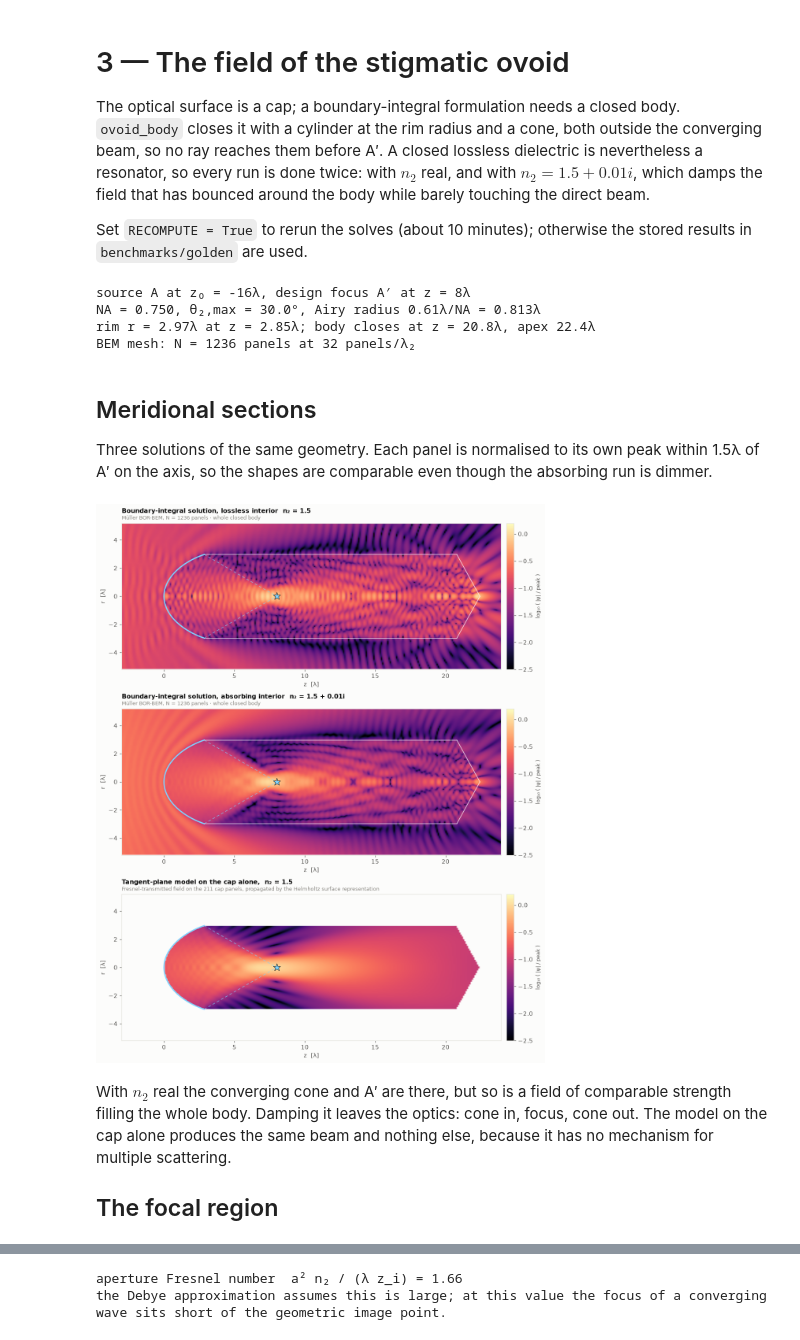
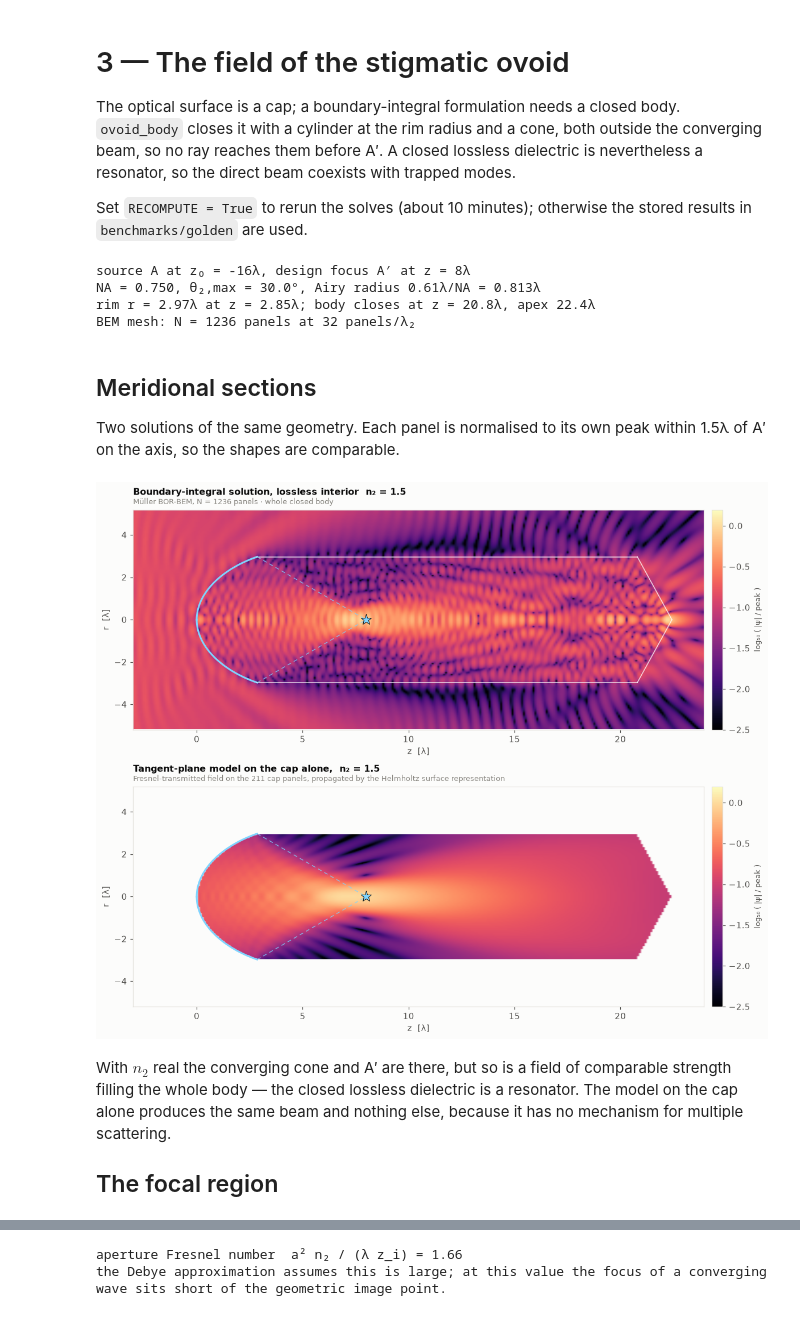
Before and after one commit to blancusjh/Diffractor, a Jupyter notebook: notebooks/03_stigmatic_focus.ipynb, the cells around one changed output, grey strips where cells are left out. Drawn from its saved outputs; the diff is of its cells as text; code cells hidden in the pictures.

```diff
--- a/notebooks/03_stigmatic_focus.ipynb
+++ b/notebooks/03_stigmatic_focus.ipynb
@@ -4,9 +4,8 @@
 The optical surface is a cap; a boundary-integral formulation needs a closed
 body.  `ovoid_body` closes it with a cylinder at the rim radius and a cone,
 both outside the converging beam, so no ray reaches them before A′.  A
-closed lossless dielectric is nevertheless a resonator, so every run is done
-twice: with $n_2$ real, and with $n_2 = 1.5+0.01i$, which damps the field
-that has bounced around the body while barely touching the direct beam.
+closed lossless dielectric is nevertheless a resonator, so the direct beam
+coexists with trapped modes.
 
 Set `RECOMPUTE = True` to rerun the solves (about 10 minutes); otherwise the
 stored results in `benchmarks/golden` are used.
@@ -45,50 +42,46 @@ BEM mesh: N = 1236 panels at 32 panels/λ₂
 # %% [markdown]
 ## Meridional sections
 
-Three solutions of the same geometry.  Each panel is normalised to its own
-peak within 1.5λ of A′ on the axis, so the shapes are comparable even though
-the absorbing run is dimmer.
+Two solutions of the same geometry.  Each panel is normalised to its own
+peak within 1.5λ of A′ on the axis, so the shapes are comparable.
 # %%
 def geometry_overlay(ax, D, shroud=True):
     r_rim, z_end = float(D["r_rim"]), float(D["z_end"])
     z_apex, zi_ = float(D["z_apex"]), float(D["zi"])
     for s in (1, -1):
         ax.plot(D["cap_z"], s * D["cap_r"], color=EDGE, lw=2.0)
         if shroud:
             ax.plot([D["cap_z"][-1], z_end], [s * r_rim] * 2, color="white",
                     lw=1.1, alpha=.75)
             ax.plot([z_end, z_apex], [s * r_rim, 0], color="white", lw=1.1,
                     alpha=.75)
         ax.plot([D["cap_z"][-1], zi_], [s * r_rim, 0], color=EDGE, lw=0.9,
                 ls=(0, (5, 4)), alpha=.8)
     ax.plot(zi_, 0, "*", ms=13, color=EDGE, mec="black", mew=.6)
     ax.set_ylim(-5.2, 5.2)
 
-fig, ax = plt.subplots(3, 1, figsize=(13.5, 13.0))
+fig, ax = plt.subplots(2, 1, figsize=(13.5, 9.0))
 psi_po = PO["psi"].copy(); psi_po[~OV["inside"]] = np.nan
 rows = [(ax[0], OV["psi"], OV, True,
-         "Boundary-integral solution, lossless interior  n₂ = 1.5",
-         f"Müller BOR-BEM, N = {int(OV['N'])} panels · whole closed body"),
-        (ax[1], AB["psi"], AB, True,
-         "Boundary-integral solution, absorbing interior  n₂ = 1.5 + 0.01i",
-         f"Müller BOR-BEM, N = {int(AB['N'])} panels · whole closed body"),
-        (ax[2], psi_po, OV, False,
-         "Tangent-plane model on the cap alone,  n₂ = 1.5",
+         "Boundary-integral solution, lossless interior  n\u2082 = 1.5",
+         f"M\u00fcller BOR-BEM, N = {int(OV['N'])} panels \u00b7 whole closed body"),
+        (ax[1], psi_po, OV, False,
+         "Tangent-plane model on the cap alone,  n\u2082 = 1.5",
          f"Fresnel-transmitted field on the {int(PO['n_cap'])} cap panels, "
          f"propagated by the Helmholtz surface representation")]
 for a, psi, D, shroud, head, sub in rows:
     im = meridional(a, D["rg"], D["zg"], psi, focal_peak(OV, psi))
     geometry_overlay(a, D, shroud)
     plt.colorbar(im, ax=a, fraction=0.019, pad=0.01).set_label(
-        "log₁₀ ( |ψ| / peak )", fontsize=8.5)
+        "log\u2081\u2080 ( |\u03c8| / peak )", fontsize=8.5)
     ttl(a, head, sub)
 plt.tight_layout(); plt.show()
 # %% [output]
-[figure, old version]
+[figure, new version]
 # %% [markdown]
 With $n_2$ real the converging cone and A′ are there, but so is a field
-of comparable strength filling the whole body.  Damping it leaves the
-optics: cone in, focus, cone out.  The model on the cap alone produces the
+of comparable strength filling the whole body — the closed lossless
+dielectric is a resonator.  The model on the cap alone produces the
 same beam and nothing else, because it has no mechanism for multiple
 scattering.
 
```
Also changed, not shown: parts of 4 cells of this notebook, 4 other files.
